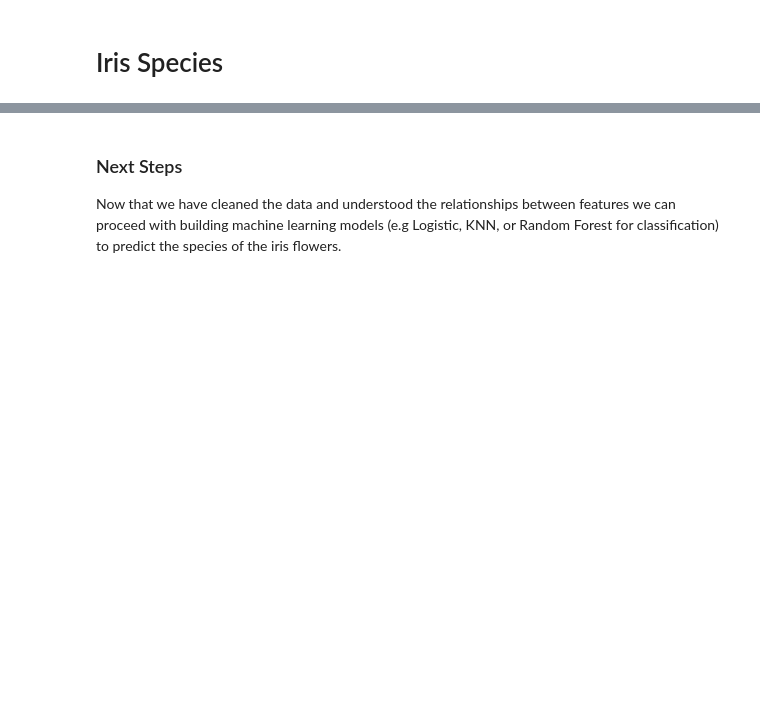
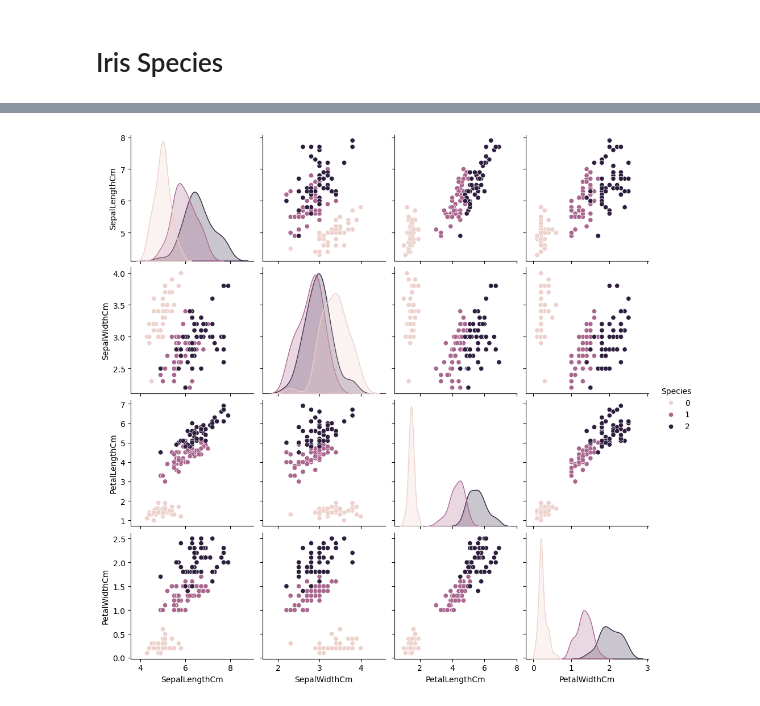
Before and after one commit to MiltonGreat/Iris-Speciies, a Jupyter notebook: Iris Species.ipynb, the cells around one changed output, grey strips where cells are left out. Saved outputs shown, nothing was run; the diff lists cells and outputs as text; code cells hidden in the pictures; blank space fills up the shorter version.

```diff
--- a/Iris Species.ipynb
+++ b/Iris Species.ipynb
@@ -25,0 +49,6 @@ df = pd.read_csv(csv_file_name)
+# %%
+# Drop the 'Id' column
+df = df.drop(columns=['Id'])
+
+# Display the first few rows to confirm
+df.head()
@@ -104,14 +150,0 @@ Index: []
-# %%
-# Data Cleaning (Removing Outliers)
-
-for feature in numerical_features:
-    Q1 = df[feature].quantile(0.25)
-    Q3 = df[feature].quantile(0.75)
-    IQR = Q3 - Q1
-    lower_bound = Q1 - 1.5 * IQR
-    upper_bound = Q3 + 1.5 * IQR
-    df = df[(df[feature] >= lower_bound) & (df[feature] <= upper_bound)]
-
-# Verify dataset after removing outliers
-print("\nDataset after removing outliers:")
-print(df.describe())
@@ -129,15 +150,0 @@ max    150.000000       7.900000      4.000000       6.900000      2.500000
-# %%
-# Standardize Numerical Features
-
-scaler = StandardScaler()
-df[numerical_features] = scaler.fit_transform(df[numerical_features])
-
-print("\nDataset after standardizing numerical features:")
-print(df.head())
-
-# Encode Species Labels
-encoder = LabelEncoder()
-df['Species'] = encoder.fit_transform(df['Species'])
-
-print("\nSpecies encoding mapping:")
-print(dict(zip(encoder.classes_, encoder.transform(encoder.classes_))))
@@ -188,4 +160,10 @@ Passing `palette` without assigning `hue` is deprecated and will be removed in v
-# %% [markdown]
-### Next Steps
-
-Now that we have cleaned the data and understood the relationships between features we can proceed with building machine learning models (e.g Logistic, KNN, or Random Forest for classification) to predict the species of the iris flowers.
+# %%
+# Encode categorical target
+encoder = LabelEncoder()
+df['Species'] = encoder.fit_transform(df['Species'])
+
+# Visualize the dataset
+sns.pairplot(df, hue='Species')
+plt.show()
+# %% [output]
+[figure, added]
```
Also changed, not shown: parts of 44 cells of this notebook.
